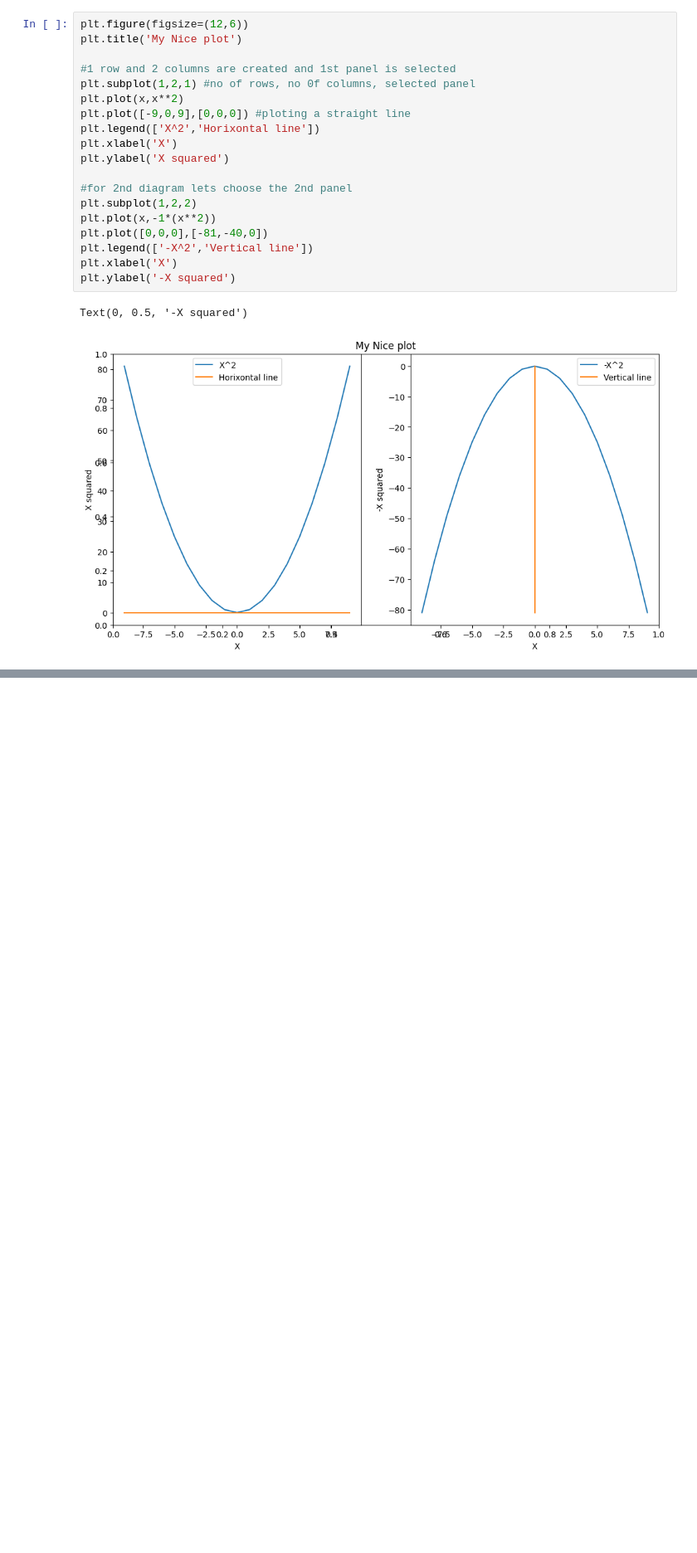
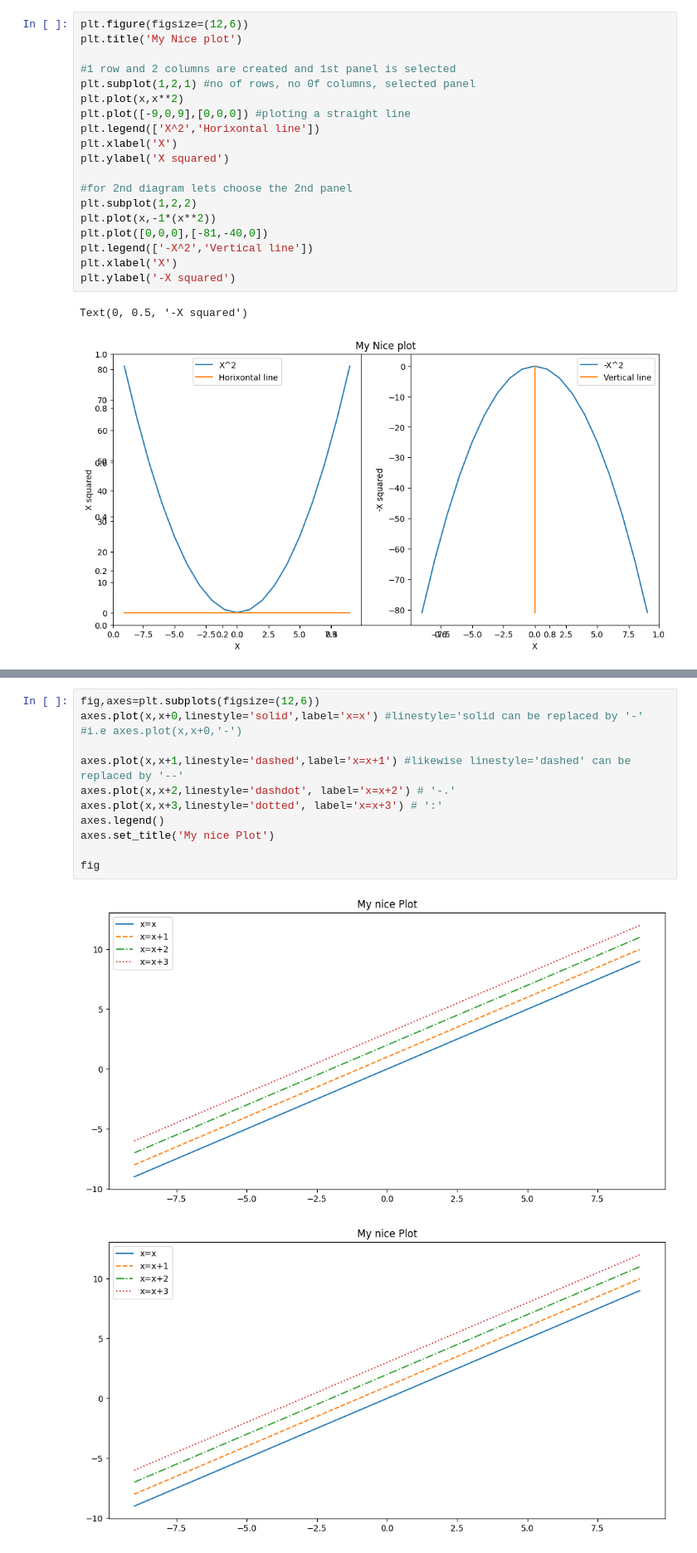
Before and after one commit to grishrana/python_learn, a Jupyter notebook: dataanalysis_freecodecamp/datacleaning/MoreVisualization.ipynb, the cells around one changed output, grey strips where cells are left out. Shown: that part at 83% size. Drawn from its saved outputs; the diff is of its cells as text; blank space fills up the shorter version.

```diff
--- a/dataanalysis_freecodecamp/datacleaning/MoreVisualization.ipynb
+++ b/dataanalysis_freecodecamp/datacleaning/MoreVisualization.ipynb
@@ -43,0 +66,15 @@ Text(0, 0.5, '-X squared')
+# %%
+fig,axes=plt.subplots(figsize=(12,6))
+axes.plot(x,x+0,linestyle='solid',label='x=x') #linestyle='solid can be replaced by '-'
+#i.e axes.plot(x,x+0,'-')
+
+axes.plot(x,x+1,linestyle='dashed',label='x=x+1') #likewise linestyle='dashed' can be replaced by '--'
+axes.plot(x,x+2,linestyle='dashdot', label='x=x+2') # '-.'
+axes.plot(x,x+3,linestyle='dotted', label='x=x+3') # ':'
+axes.legend()
+axes.set_title('My nice Plot')
+
+fig
+# %% [output]
+[figure, added]
+[figure, added]
```
Also changed, not shown: parts of 16 cells of this notebook.
